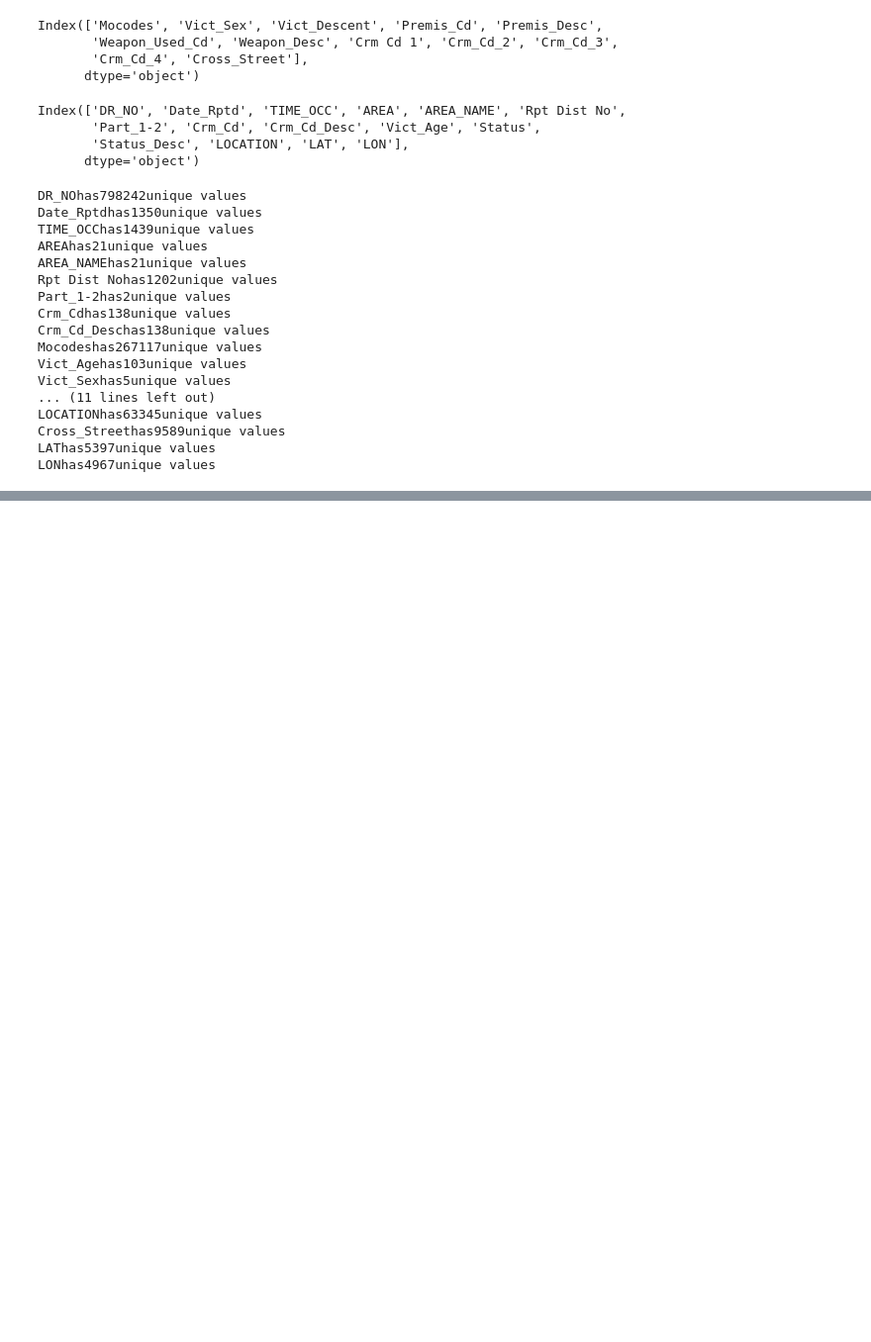
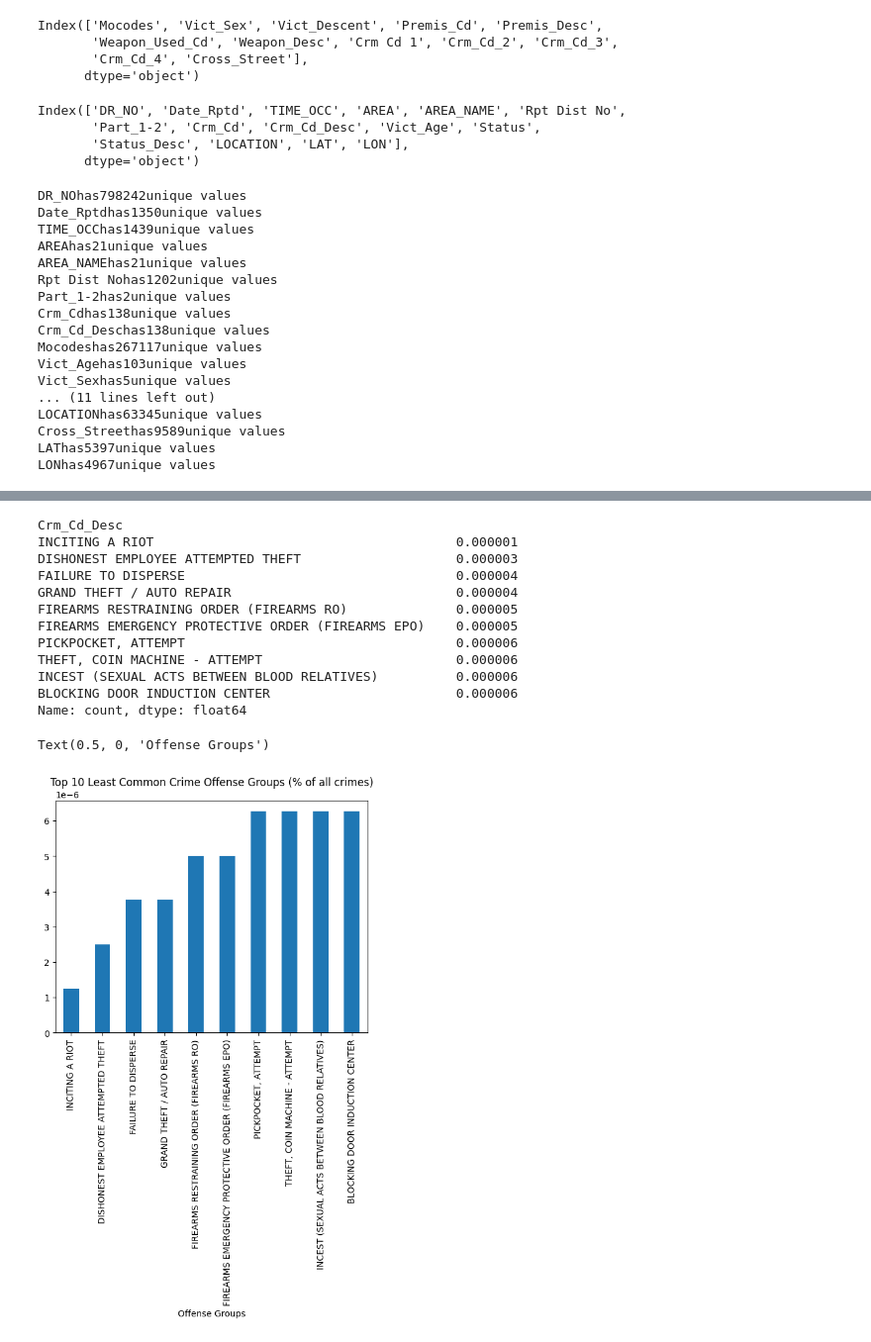
Before and after one commit to acorvin/la-crime-stats, a Jupyter notebook: la-crime-stats.ipynb, the cells around one changed output, grey strips where cells are left out. Shown at 99% size. Drawn from its saved outputs; the diff is of its cells as text; code cells hidden in the pictures; blank space fills up the shorter version.

```diff
--- a/la-crime-stats.ipynb
+++ b/la-crime-stats.ipynb
@@ -163,0 +223,24 @@ LONhas4967unique values
+# %%
+offense_group_vals = crime.Crm_Cd_Desc.value_counts().sort_values(ascending=True)[:10]
+
+display(offense_group_vals/crime.shape[0])
+
+# Create a bar chart for the top 10 least common offense groups
+(offense_group_vals/crime.shape[0]).plot(kind='bar');
+plt.title('Top 10 Least Common Crime Offense Groups (% of all crimes)');
+plt.xlabel('Offense Groups')
+# %% [output]
+Crm_Cd_Desc
+INCITING A RIOT                                       0.000001
+DISHONEST EMPLOYEE ATTEMPTED THEFT                    0.000003
+FAILURE TO DISPERSE                                   0.000004
+GRAND THEFT / AUTO REPAIR                             0.000004
+FIREARMS RESTRAINING ORDER (FIREARMS RO)              0.000005
+FIREARMS EMERGENCY PROTECTIVE ORDER (FIREARMS EPO)    0.000005
+PICKPOCKET, ATTEMPT                                   0.000006
+THEFT, COIN MACHINE - ATTEMPT                         0.000006
+INCEST (SEXUAL ACTS BETWEEN BLOOD RELATIVES)          0.000006
+BLOCKING DOOR INDUCTION CENTER                        0.000006
+Name: count, dtype: float64
+Text(0.5, 0, 'Offense Groups')
+[figure, added]
```
Also changed, not shown: parts of 4 cells of this notebook.
